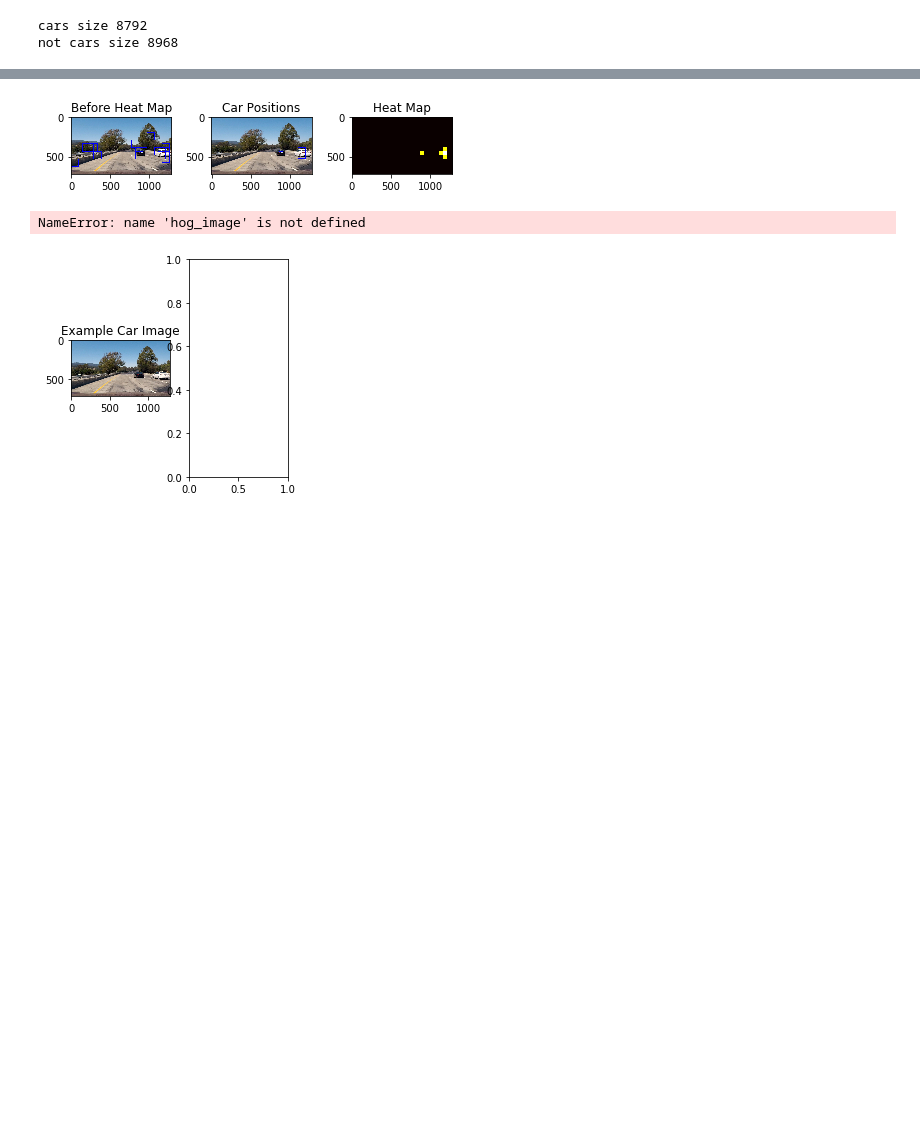
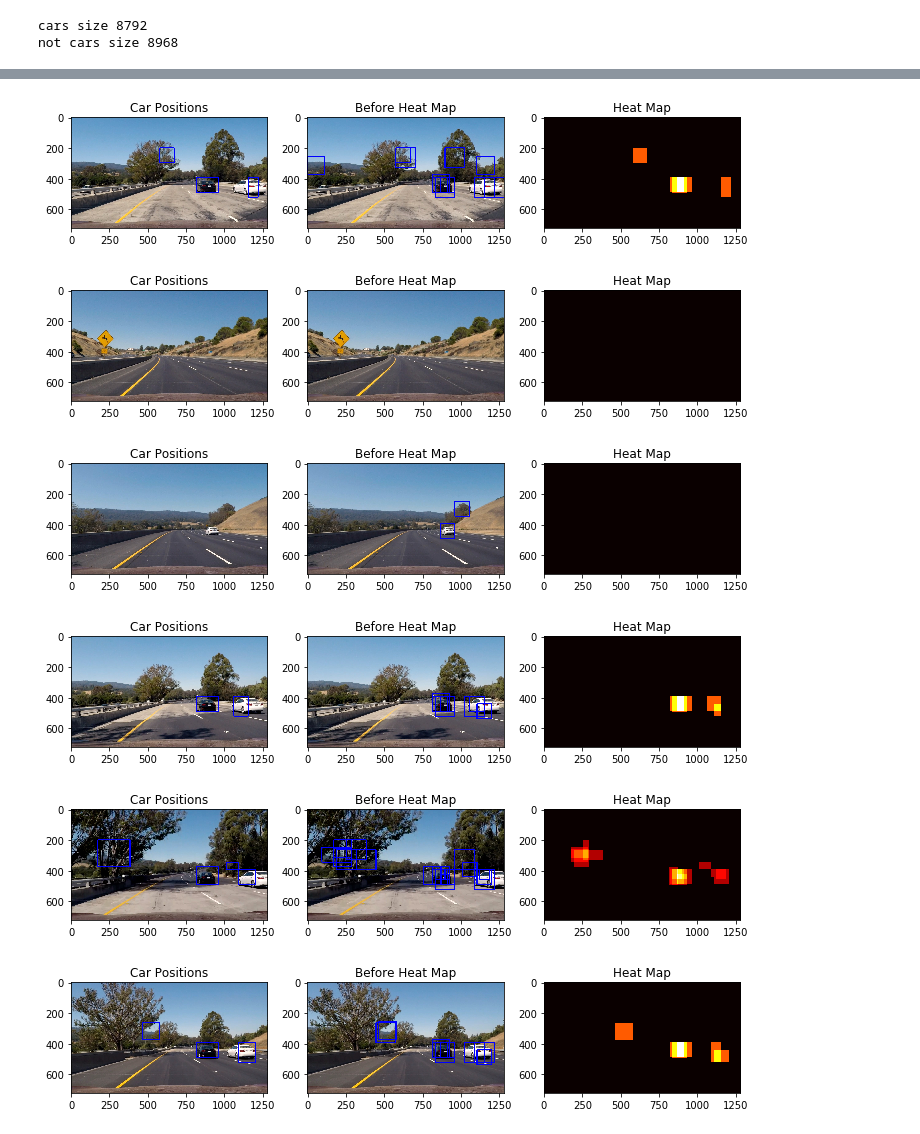
Before and after one commit to govindap/CarND-Vehicle-Detection, a Jupyter notebook: VehicleDetectionProject5.ipynb, the cells around one changed output, grey strips where cells are left out. Cells and saved outputs as stored; diff of their text form; code cells hidden in the pictures; blank space fills up the shorter version.

```diff
--- a/VehicleDetectionProject5.ipynb
+++ b/VehicleDetectionProject5.ipynb
@@ -364,51 +405,15 @@ def heatprocessimage(image):
-# %%
-image = mpimg.imread('./test_images/test1.jpg')
-window_img, box_list = processimage(image)
-
-heat = np.zeros_like(image[:,:,0]).astype(np.float)
-
-# Add heat to each box in box list
-heat = add_heat(heat,box_list)
-
-# Apply threshold to help remove false positives
-heat = apply_threshold(heat,2)
-
-# Visualize the heatmap when displaying
-heatmap = np.clip(heat, 0, 255)
-
-# Find final boxes from heatmap using label function
-labels = label(heatmap)
-draw_img = draw_labeled_bboxes(np.copy(image), labels)
-
-fig = plt.figure()
-plt.subplot(131)
-plt.imshow(window_img)
-plt.title('Before Heat Map')
-plt.subplot(132)
-plt.imshow(draw_img)
-plt.title('Car Positions')
-plt.subplot(133)
-plt.imshow(heatmap, cmap='hot')
-plt.title('Heat Map')
-fig.tight_layout()
-# %% [output]
-[figure, removed]
-# %%
-# Plot the examples
-fig = plt.figure()
-plt.subplot(131)
-plt.imshow(image, cmap='gray')
-plt.title('Example Car Image')
-plt.subplot(132)
-plt.imshow(hog_image, cmap='gray')
-plt.title('HOG Visualization')
-# Plot features
-plt.subplot(133)
-plt.imshow(image[:,:,1])
-plt.title('Channel 1')
-# %% [output]
-NameError: name 'hog_image' is not defined
-[figure, removed]
+# %%
+testimages = glob.glob('./test_images/*.jpg')
+for url in testimages:
+    image = mpimg.imread(url)
+    displayimage(image)
+# %% [output]
+[figure, added]
+[figure, added]
+[figure, added]
+[figure, added]
+[figure, added]
+[figure, added]
 # %%
 import imageio
 # Import everything needed to edit/save/watch video clips
```
Also changed, not shown: parts of 16 cells of this notebook, 1 other file.
